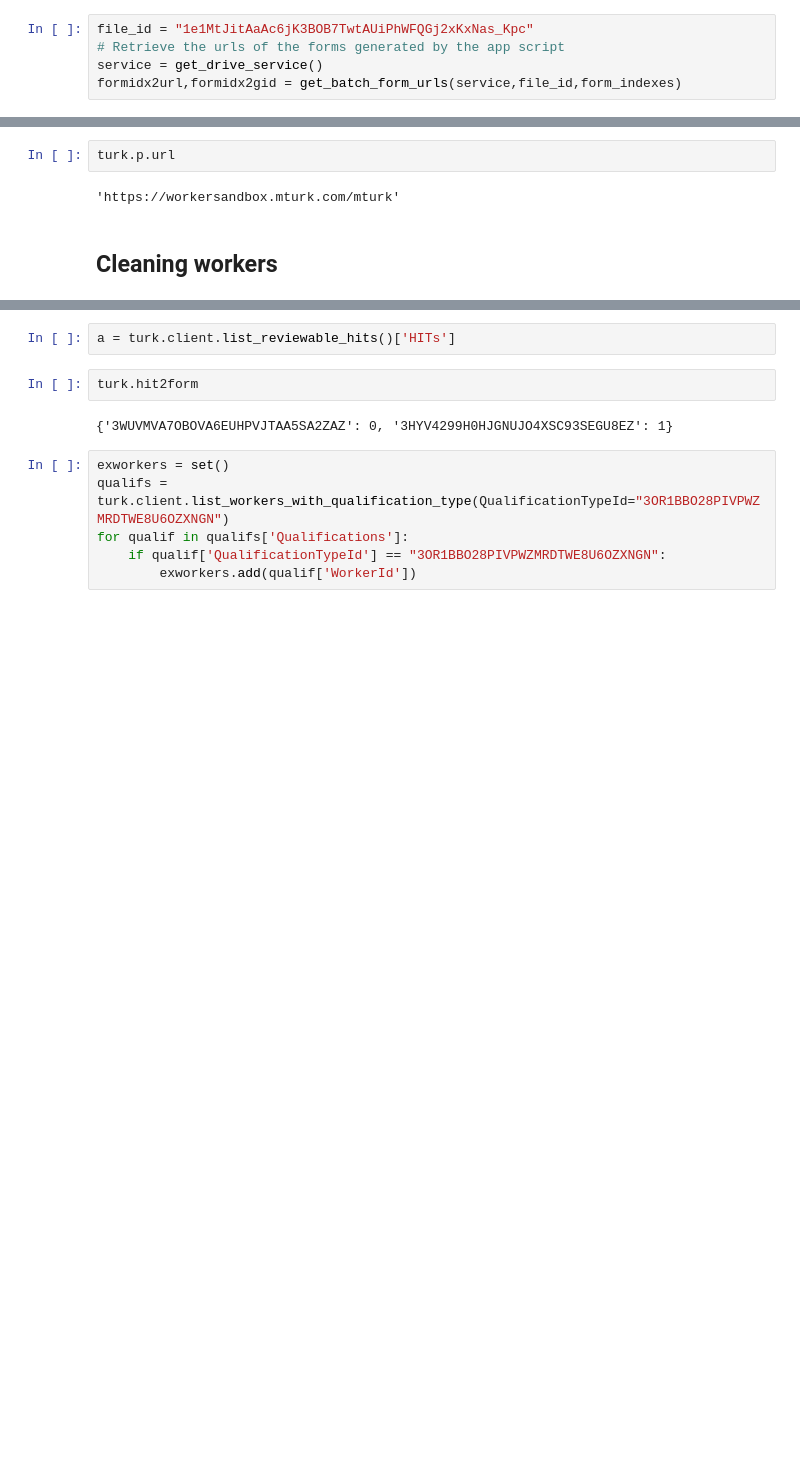
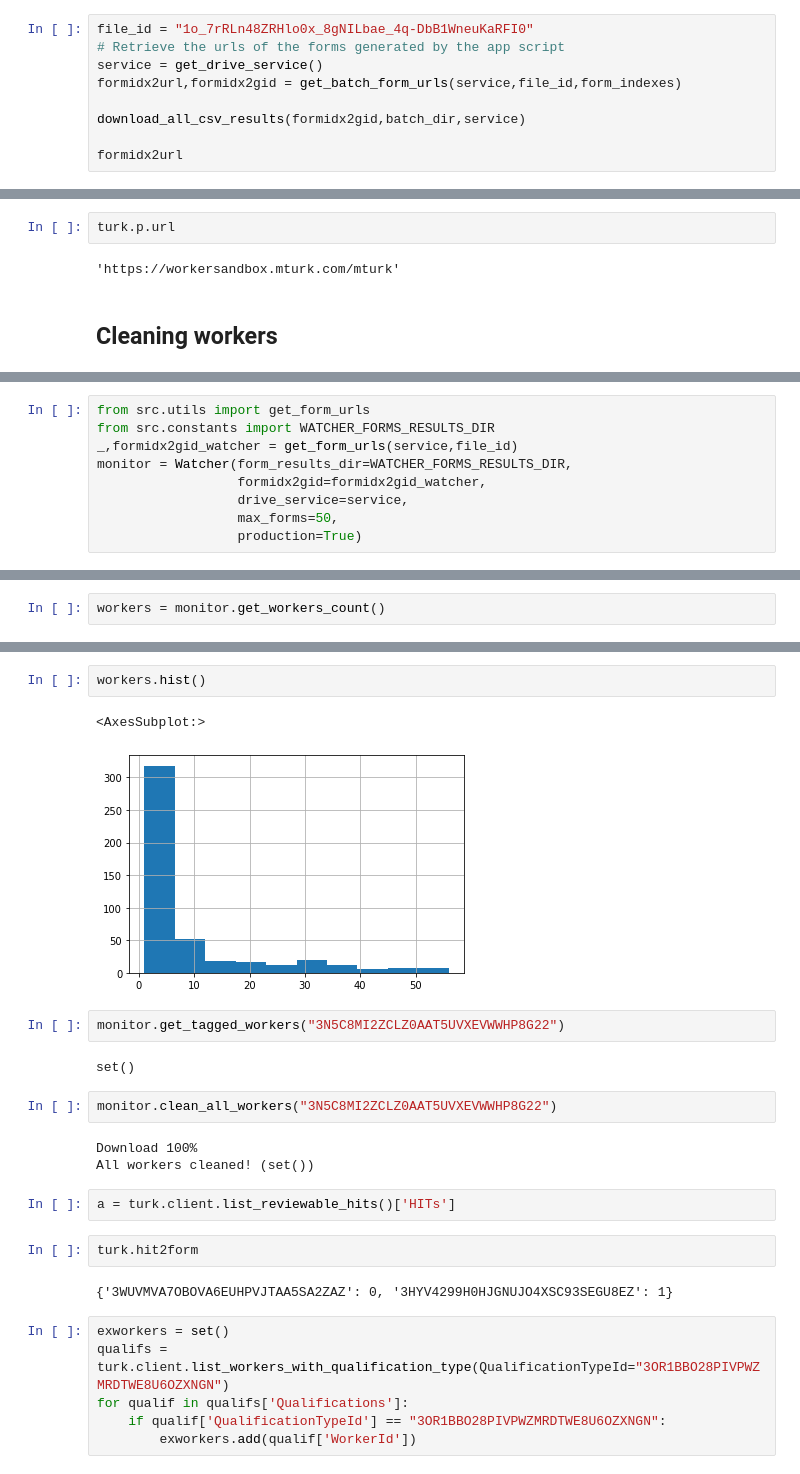
Before and after one commit to ymentha14/emojis_dataset, a Jupyter notebook: notebooks/HIT_generator.ipynb, the cells around one changed output, grey strips where cells are left out. Saved outputs shown, nothing was run; the diff lists cells and outputs as text; blank space fills up the shorter version.

Commit message:
Necessary changes for production

```diff
--- a/notebooks/HIT_generator.ipynb
+++ b/notebooks/HIT_generator.ipynb
@@ -52,7 +56,11 @@ Treating batch number 0,forms:[0, 1]
 # %%
-file_id = "1e1MtJitAaAc6jK3BOB7TwtAUiPhWFQGj2xKxNas_Kpc"
+file_id = "1o_7rRLn48ZRHlo0x_8gNILbae_4q-DbB1WneuKaRFI0"
 # Retrieve the urls of the forms generated by the app script
 service = get_drive_service()
 formidx2url,formidx2gid = get_batch_form_urls(service,file_id,form_indexes)
+
+download_all_csv_results(formidx2gid,batch_dir,service)
+
+formidx2url
 # %% [output]
 Download 100%
@@ -106,0 +148,9 @@ All workers cleaned! (set())
+# %%
+from src.utils import get_form_urls
+from src.constants import WATCHER_FORMS_RESULTS_DIR
+_,formidx2gid_watcher = get_form_urls(service,file_id)
+monitor = Watcher(form_results_dir=WATCHER_FORMS_RESULTS_DIR,
+                  formidx2gid=formidx2gid_watcher,
+                  drive_service=service,
+                  max_forms=50,
+                  production=True)
@@ -106,0 +159,2 @@ All workers cleaned! (set())
+# %%
+workers = monitor.get_workers_count()
@@ -107,3 +176,17 @@ All workers cleaned! (set())
+# %%
+workers.hist()
+# %% [output]
+<AxesSubplot:>
+[figure, added]
+# %%
+monitor.get_tagged_workers("3N5C8MI2ZCLZ0AAT5UVXEVWWHP8G22")
+# %% [output]
+set()
+# %%
+monitor.clean_all_workers("3N5C8MI2ZCLZ0AAT5UVXEVWWHP8G22")
+# %% [output]
+Download 100%
+All workers cleaned! (set())
 # %%
 a = turk.client.list_reviewable_hits()['HITs']
 # %%
```
Also changed, not shown: parts of 21 cells of this notebook, 4 other files.
